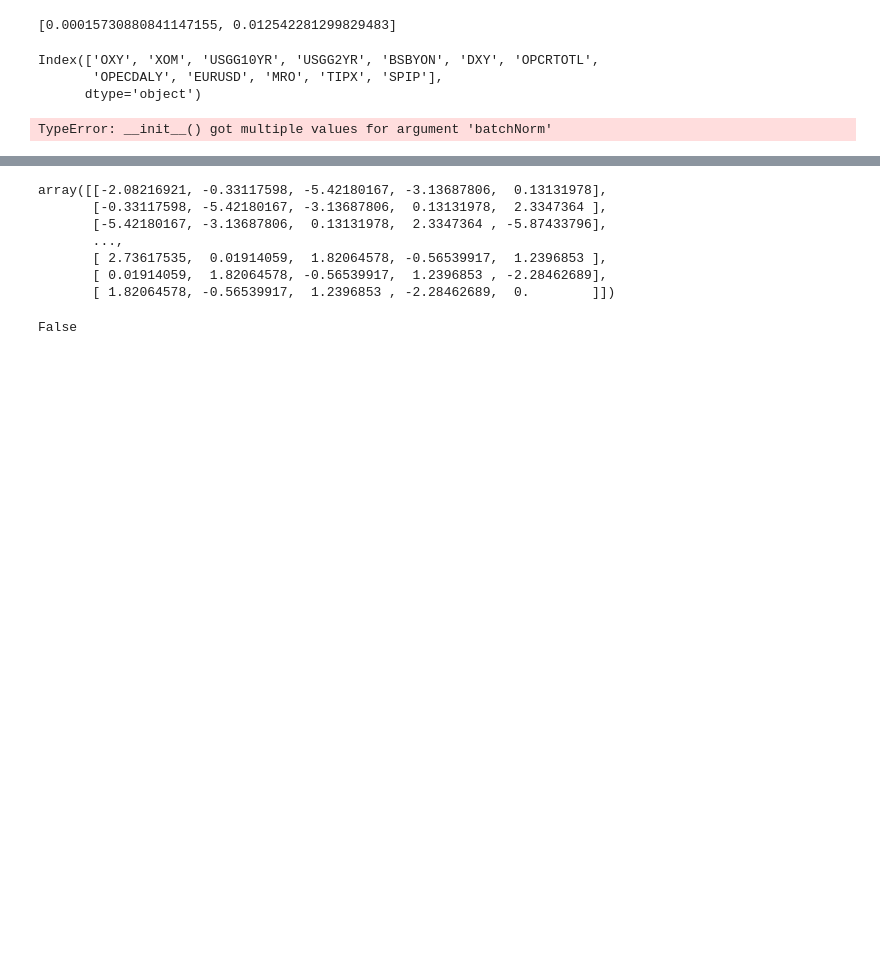
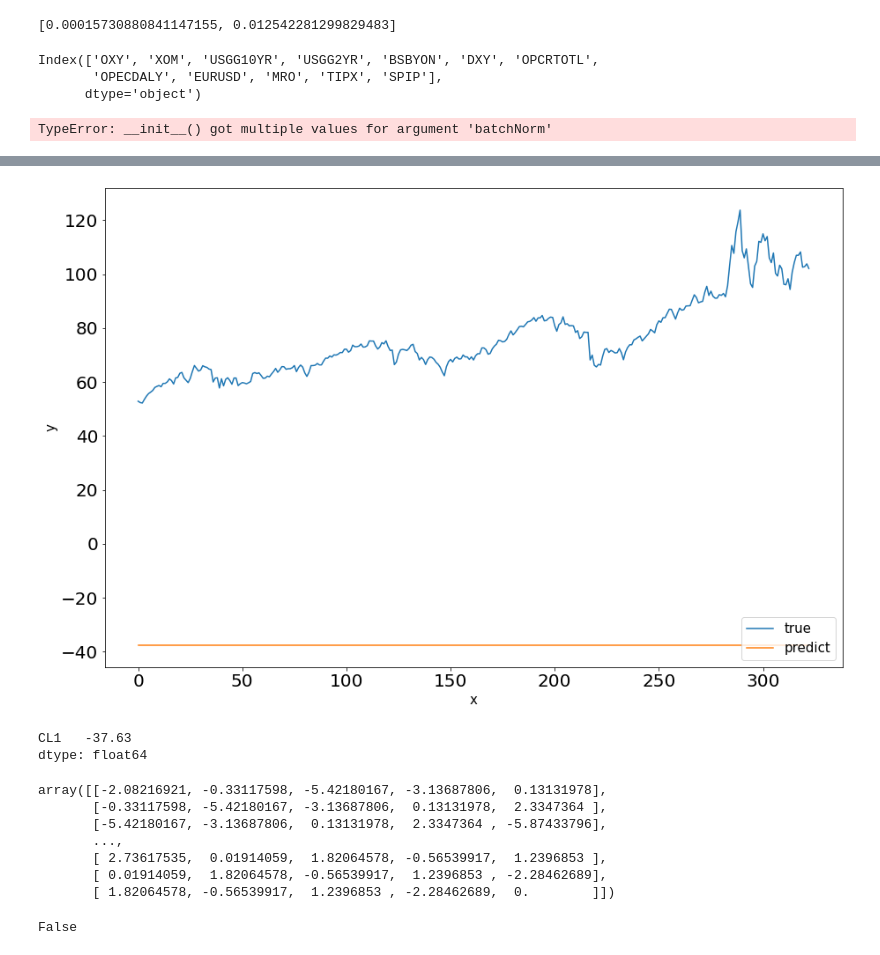
Before and after one commit to raymondcwh/stat4012model, a Jupyter notebook: WTI MLP BBG.ipynb, the cells around one changed output, grey strips where cells are left out. Drawn from its saved outputs; the diff is of its cells as text; code cells hidden in the pictures; blank space fills up the shorter version.

```diff
--- a/WTI MLP model.ipynb
+++ b/WTI MLP BBG.ipynb
@@ -326,3 +316,12 @@ modelP_Bfull.genGraph()
+# %%
+modelP_Bfull.genGraph(l=data.l.values, h=data.h.values)
+# %% [output]
+[figure, added]
+# %%
+data.l
+# %% [output]
+CL1   -37.63
+dtype: float64
 # %%
 xTrain
 # %% [output]
```
Also changed, not shown: parts of 13 cells of this notebook, 17 other files.
